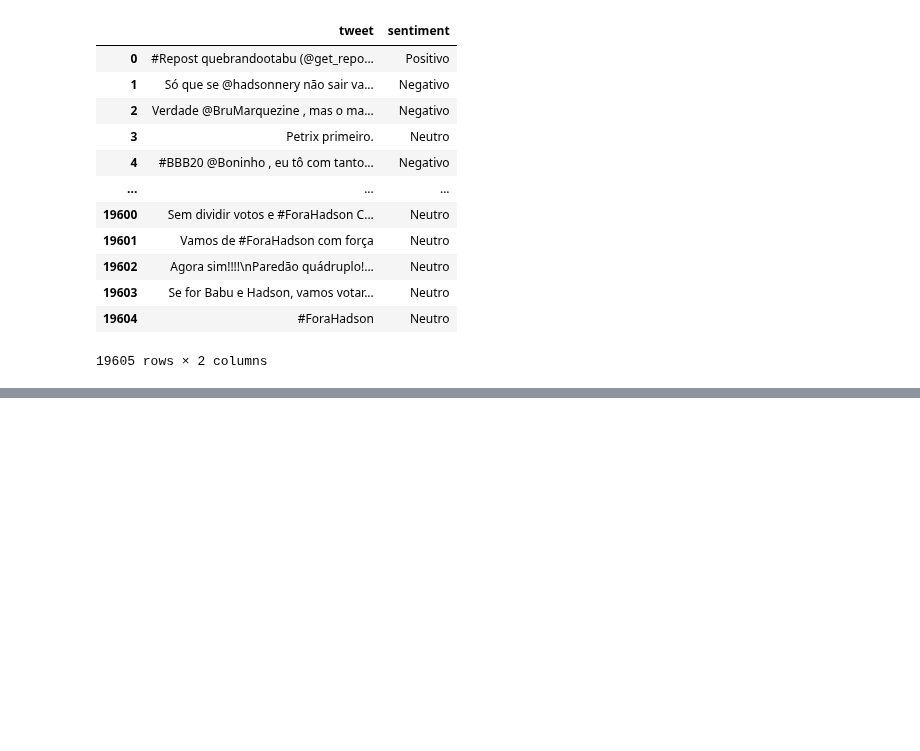
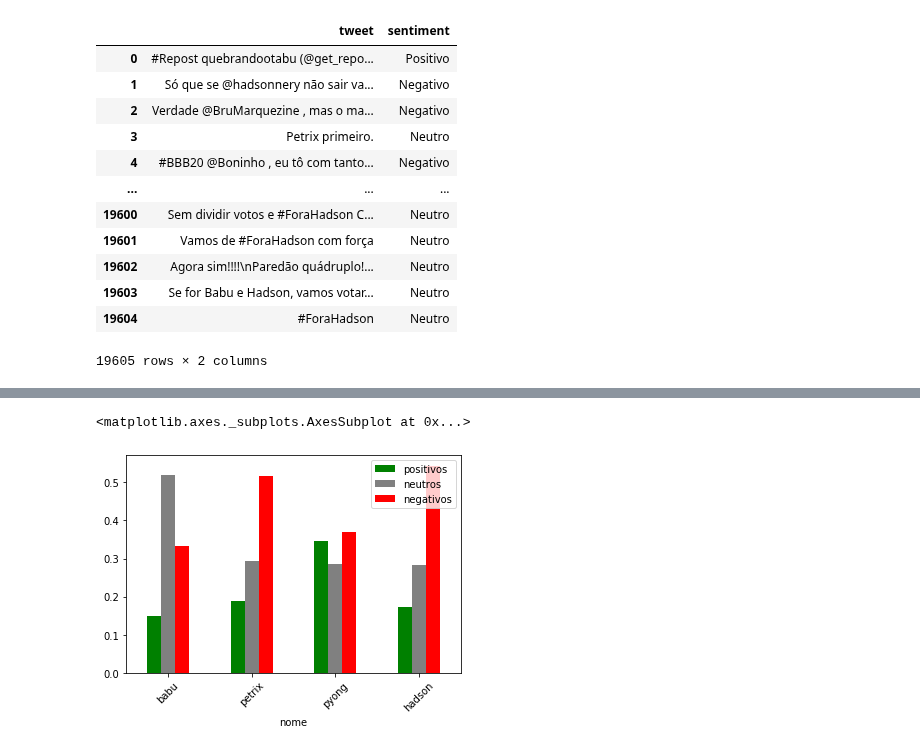
Before and after one commit to kenzosakiyama/BBBert20, a Jupyter notebook: paredao2/candidate_analysis.ipynb, the cells around one changed output, grey strips where cells are left out. Saved outputs shown, nothing was run; the diff lists cells and outputs as text; code cells hidden in the pictures; blank space fills up the shorter version.

Commit message:
Adding more graphs

```diff
--- a/paredao2/candidate_analysis.ipynb
+++ b/paredao2/candidate_analysis.ipynb
@@ -110,0 +113,13 @@ cand4
+# %%
+candidates = {"babu": cand1, "petrix": cand2, "pyong": cand3, "hadson": cand4}
+# %%
+statistics = {"nome": [], "positivos": [], "neutros": [], "negativos": []}
+for name in candidates.keys():
+    current_df = candidates[name]
+    n_tweets = len(current_df)
+    statistics["nome"].append(name)
+    statistics["positivos"].append((current_df["sentiment"] == "Positivo").sum()/n_tweets)
+    statistics["neutros"].append((current_df["sentiment"] == "Neutro").sum()/n_tweets)
+    statistics["negativos"].append((current_df["sentiment"] == "Negativo").sum()/n_tweets)
+# %%
+stats_df = pd.DataFrame.from_dict(statistics).set_index("nome")
@@ -110,0 +135,5 @@ cand4
+# %%
+stats_df.plot.bar(rot=45, color=['green', 'gray', 'red'])
+# %% [output]
+<matplotlib.axes._subplots.AxesSubplot at 0x...>
+[figure, added]
```
Also changed, not shown: parts of 2 cells of this notebook, 3 other files.
